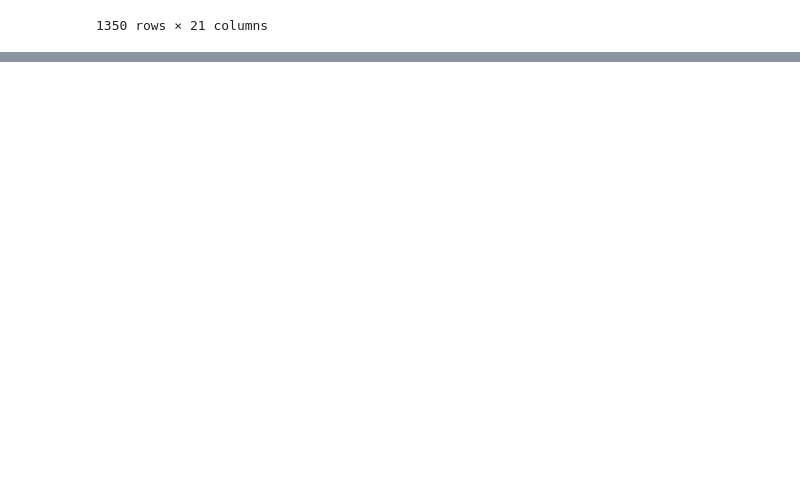
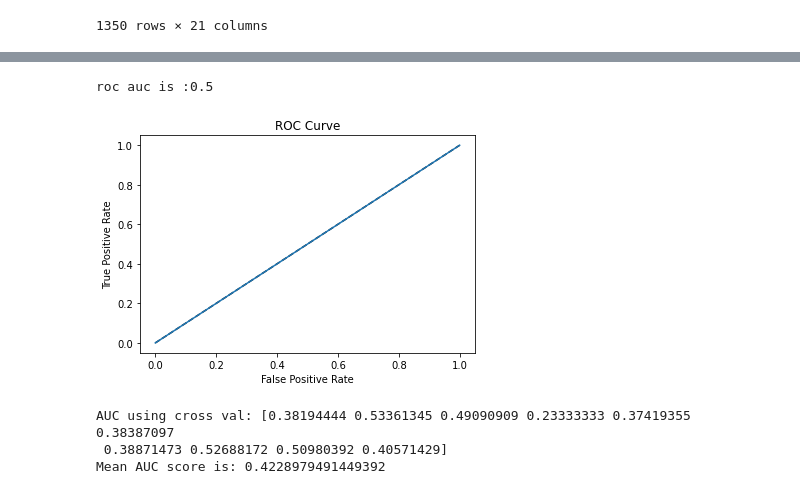
Before and after one commit to subhamChakraborty23/NSE_Stock_Analysis_and_price_prediction_usin_XGboost, a Jupyter notebook: NSE_stock_price_prediction.ipynb, the cells around one changed output, grey strips where cells are left out. Cells and saved outputs as stored; diff of their text form; code cells hidden in the pictures; blank space fills up the shorter version.

```diff
--- a/NSE_stock_price_prediction.ipynb
+++ b/NSE_stock_price_prediction.ipynb
@@ -911,2 +984,6 @@ plt.show()#heat map for INFY dataset
 # %% [markdown]
 TCS Dataset :
+# %%
+INFY.dropna(inplace=True)
+INFY.isna().sum()
+TCS.isna().sum()
@@ -1199,0 +1513,15 @@ vol_shocks(INFY)
+# %%
+# prepare the model LDA
+scaler = StandardScaler().fit(Xtrain)
+rescaledXv = scaler.transform(Xtrain)
+model_lda = LinearDiscriminantAnalysis()
+model_lda.fit(rescaledXv, ytrain)
+# estimate accuracy on validation dataset
+rescaledValidationX = scaler.transform(Xtest)
+predictions = model_lda.predict(rescaledValidationX)
+print("accuracy score:")
+print(accuracy_score(ytest, predictions))
+print("confusion matrix: ")
+print(confusion_matrix(ytest, predictions))
+print("classification report: ")
+print(classification_report(ytest, predictions))
@@ -1199,0 +1571,26 @@ vol_shocks(INFY)
+# %%
+y_pred_proba = model_lda.predict_proba(Xtest)[:,1]
+fpr, tpr, thresholds = roc_curve(ytest, y_pred_proba)
+roc_auc = auc(fpr, tpr)
+
+# Plot ROC curve
+print("roc auc is :" + str(roc_auc))
+plt.plot([0, 1], [0, 1], 'k--')
+plt.plot(fpr, tpr)
+plt.xlabel('False Positive Rate')
+plt.ylabel('True Positive Rate')
+plt.title('ROC Curve')
+plt.show()
+
+# AUC score using cross validation
+kfold_val = KFold(n_splits=num_folds, random_state=42)
+auc_score = cross_val_score(model_lda, Xtest, ytest, cv=kfold_val, scoring='roc_auc')
+print("AUC using cross val: " + str(auc_score))
+mean_auc = np.mean(auc_score)
+print("Mean AUC score is: " + str(mean_auc))
+# %% [output]
+roc auc is :0.5
+[figure, added]
+AUC using cross val: [0.38194444 0.53361345 0.49090909 0.23333333 0.37419355 0.38387097
+ 0.38871473 0.52688172 0.50980392 0.40571429]
+Mean AUC score is: 0.4228979491449392
```
Also changed, not shown: parts of 68 cells of this notebook.
